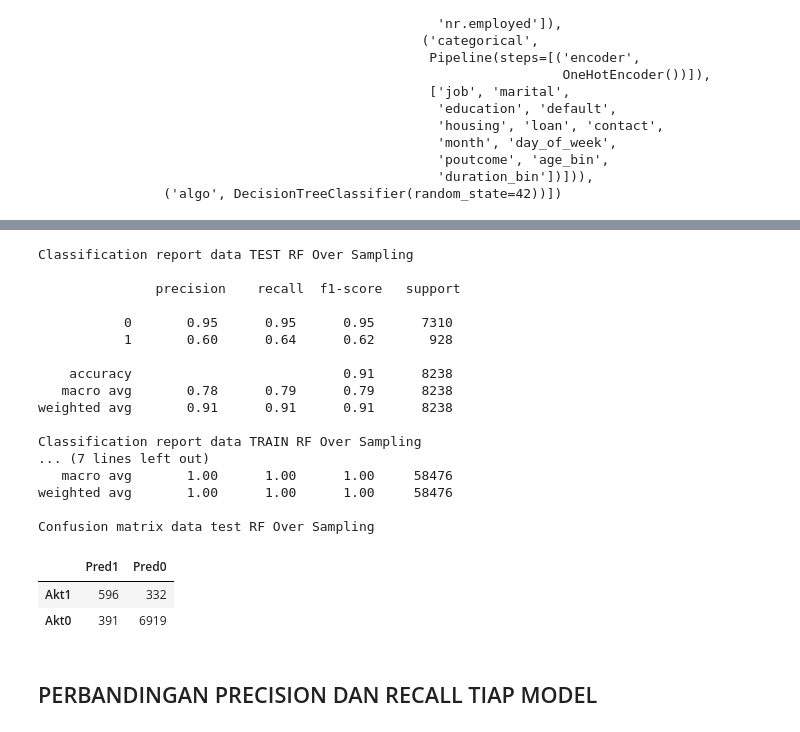
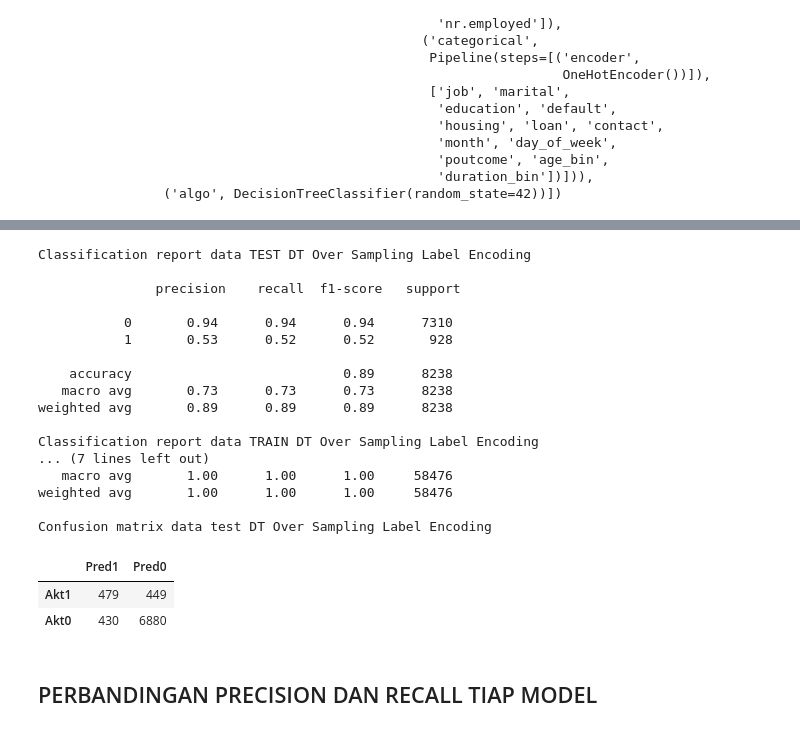
Before and after one commit to abdullahayas123/Tes-Model-Marketing-Scipy, a Jupyter notebook: Model_tes_DT.ipynb, the cells around one changed output, grey strips where cells are left out. Saved outputs shown, nothing was run; the diff lists cells and outputs as text; code cells hidden in the pictures.

```diff
--- a/Model_tes_DT.ipynb
+++ b/Model_tes_DT.ipynb
@@ -877,0 +775,8 @@ __DT__
+# %%
+X_test_label['age_bin'] = X_test_label['age_bin'].map(
+    {
+        "Teenager" : 0,
+        "Adult" : 1,
+        "Elder" : 2
+    }
+)
@@ -878,3 +788,15 @@ __DT__
+# %%
+xlabel['duration_bin'] = xlabel['duration_bin'].map(
+    {
+        '180-360' : 1, '0-180' : 0, '360-540' : 2, '540-720' : 3, '>900' : 5, '720-900' : 4
+    }
+)
+# %%
+X_test_label['duration_bin'] = X_test_label['duration_bin'].map(
+    {
+        '180-360' : 1, '0-180' : 0, '360-540' : 2, '540-720' : 3, '>900' : 5, '720-900' : 4
+    }
+)
 # %%
 pipe_DT.fit(X_train_OS, y_train_OS)
 # %% [output]
@@ -925,2 +845,2 @@ __RF__
 # %%
-pipe_RF.fit(X_train_OS, y_train_OS)
+pipe_DT.fit(xlabel, y_train_OS)
@@ -947,26 +847,26 @@ Pipeline(steps=[('prep',
 # %%
-conf_mat(pipe_RF, X_train_OS, X_test, y_train_OS, y_test, 'RF Over Sampling')
+conf_mat(pipe_DT, xlabel, X_test_label, y_train_OS, y_test, 'DT Over Sampling Label Encoding')
 # %% [output]
-Classification report data TEST RF Over Sampling
+Classification report data TEST DT Over Sampling Label Encoding
 
                precision    recall  f1-score   support
 
-           0       0.95      0.95      0.95      7310
-           1       0.60      0.64      0.62       928
+           0       0.94      0.94      0.94      7310
+           1       0.53      0.52      0.52       928
 
-    accuracy                           0.91      8238
-   macro avg       0.78      0.79      0.79      8238
-weighted avg       0.91      0.91      0.91      8238
+    accuracy                           0.89      8238
+   macro avg       0.73      0.73      0.73      8238
+weighted avg       0.89      0.89      0.89      8238
 
-Classification report data TRAIN RF Over Sampling
+Classification report data TRAIN DT Over Sampling Label Encoding
 ... (7 lines left out)
    macro avg       1.00      1.00      1.00     58476
 weighted avg       1.00      1.00      1.00     58476
 
-Confusion matrix data test RF Over Sampling
+Confusion matrix data test DT Over Sampling Label Encoding
 |  | Pred1 | Pred0 |
-| Akt1 | 596 | 332 |
-| Akt0 | 391 | 6919 |
+| Akt1 | 479 | 449 |
+| Akt0 | 430 | 6880 |
 # %% [markdown]
 ## PERBANDINGAN PRECISION DAN RECALL TIAP MODEL
 # %% [markdown]
```
Also changed, not shown: parts of 117 cells of this notebook.
